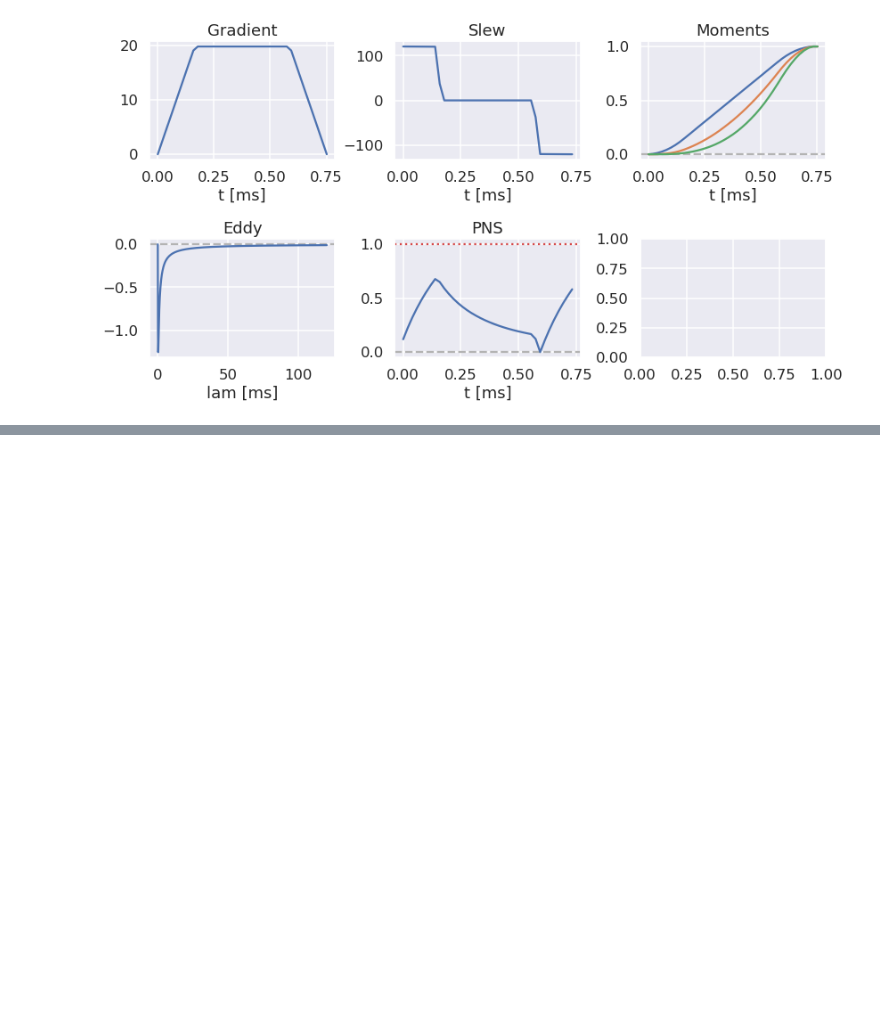
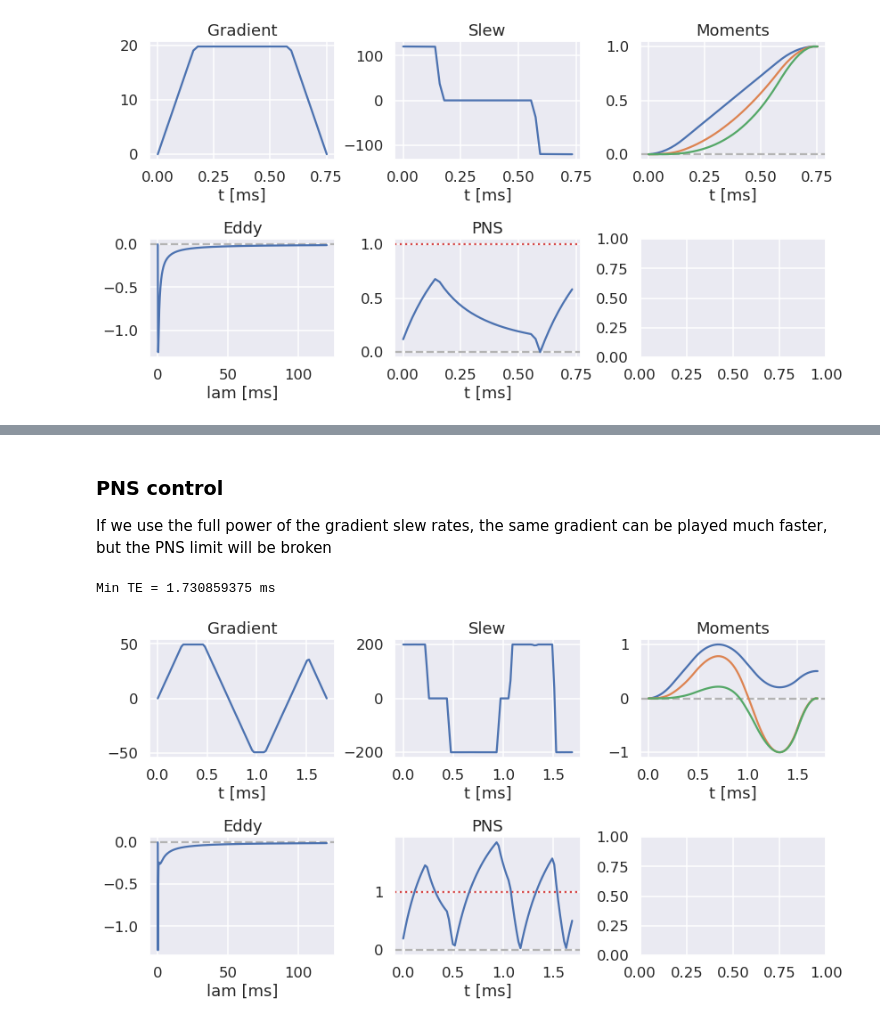
Before and after one commit to mloecher/gropt, a Jupyter notebook: python/ismrm_demo.ipynb, the cells around one changed output, grey strips where cells are left out. Drawn from its saved outputs; the diff is of its cells as text; code cells hidden in the pictures; blank space fills up the shorter version.

```diff
--- a/python/ismrm_demo.ipynb
+++ b/python/ismrm_demo.ipynb
@@ -94,0 +121,26 @@ Min TE = 1.0328125000000001 ms
+# %% [markdown]
+### PNS control
+
+If we use the full power of the gradient slew rates, the same gradient can be played much faster, but the PNS limit will be broken
+# %%
+params = {}
+params['mode'] = 'free'
+
+params['gmax']  = 0.05
+# ************
+# Increases slew rate to 200
+# ************
+params['smax']  = 200.0
+
+params['moment_params']  = [[0, 0, 0, -1, -1, 11.75, 1.0e-3]]
+params['moment_params'].append([0, 1, 0, -1, -1, 0, 1.0e-3])
+params['moment_params'].append([0, 2, 0, -1, -1, 0, 1.0e-3])
+params['dt']  = 20e-6
+
+
+G, T_min = get_min_TE(params, max_TE = 2.6)
+print('Min TE =', T_min, 'ms')
+plot_waveform(G, params)
+# %% [output]
+Min TE = 1.730859375 ms
+[figure, added]
```
Also changed, not shown: parts of 14 cells of this notebook, 1 other file.
